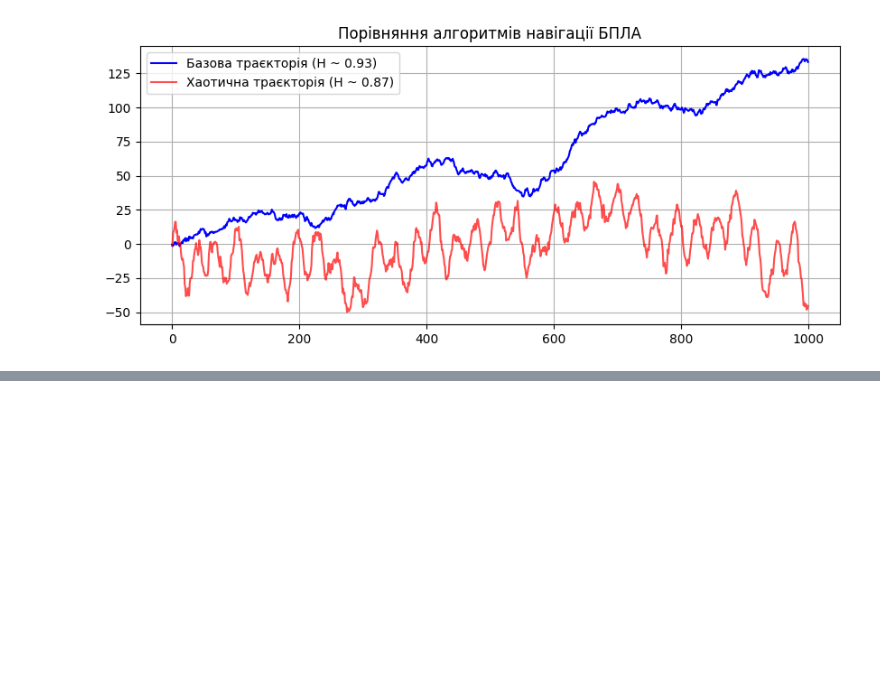
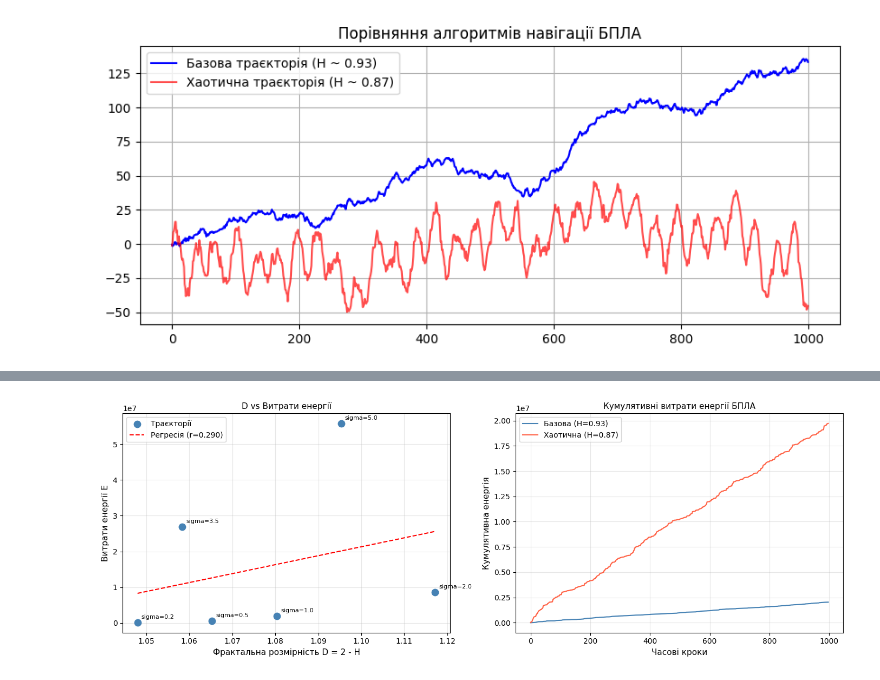
Before and after one commit to kyrylo-ly/FM, a Jupyter notebook: bpla.ipynb, the cells around one changed output, grey strips where cells are left out. Saved outputs shown, nothing was run; the diff lists cells and outputs as text; code cells hidden in the pictures; blank space fills up the shorter version.

```diff
--- a/bpla.ipynb
+++ b/bpla.ipynb
@@ -191,0 +321,88 @@ plt.show()
+# %%
+# ============================================================
+# Клітинка 4: Аналіз енергоефективності польоту (Завдання 3.18)
+# ============================================================
+import numpy as np
+import matplotlib.pyplot as plt
+from scipy import stats
+import nolds
+
+def compute_flight_energy(series, dt=0.1):
+    """
+    Обчислює кумулятивні витрати енергії БПЛА.
+    E = sum(||a[t]||^2) * dt
+    де a[t] = (x[t+1] - 2*x[t] + x[t-1]) / dt^2
+    """
+    x = np.array(series, dtype=float)
+    accel = (x[2:] - 2*x[1:-1] + x[:-2]) / (dt**2)
+    power = accel**2
+    total_energy = np.sum(power) * dt
+    return total_energy, np.cumsum(power) * dt
+
+
+# --- Генеруємо кілька траєкторій з різними рівнями шуму ---
+np.random.seed(2026)
+N = 1000
+time_arr = np.linspace(0, 100, N)
+noise_levels = [0.2, 0.5, 1.0, 2.0, 3.5, 5.0]
+trajectory_data = []
+
+for noise in noise_levels:
+    traj = 0.5 * time_arr + np.sin(time_arr/5) * 10 + np.cumsum(np.random.normal(0, noise, N))
+    h = nolds.hurst_rs(traj)
+    D = 2 - h
+    E_total, _ = compute_flight_energy(traj)
+    trajectory_data.append({'noise': noise, 'H': h, 'D': D, 'E': E_total})
+
+D_values = np.array([t['D'] for t in trajectory_data])
+E_values = np.array([t['E'] for t in trajectory_data])
+
+# --- Кореляція Пірсона ---
+corr, p_value = stats.pearsonr(D_values, E_values)
+
+print('--- Аналіз енергоефективності польоту БПЛА ---')
+print(f'{"Рівень шуму":>15} | {"H":>8} | {"D=2-H":>8} | {"Енергія E":>15}')
+print('-' * 55)
+for t in trajectory_data:
+    print(f'{t["noise"]:>15.1f} | {t["H"]:>8.4f} | {t["D"]:>8.4f} | {t["E"]:>15.2f}')
+
+print(f'\nКореляція Пірсона (D vs E): r = {corr:.4f}  (p = {p_value:.4f})')
+if abs(corr) > 0.7:
+    print('-> Сильна кореляція: вища фрактальна розмірність (складніша траєкторія) -> більше витрат енергії.')
+elif abs(corr) > 0.4:
+    print('-> Помірна кореляція між фрактальністю та витратами енергії.')
+else:
+    print('-> Слабка кореляція.')
+
+# --- Візуалізація ---
+fig, axes = plt.subplots(1, 2, figsize=(14, 5))
+
+slope_lr, intercept_lr, _, _, _ = stats.linregress(D_values, E_values)
+x_fit = np.linspace(D_values.min(), D_values.max(), 100)
+y_fit = slope_lr * x_fit + intercept_lr
+
+axes[0].scatter(D_values, E_values, color='steelblue', s=80, zorder=5, label='Траєкторії')
+axes[0].plot(x_fit, y_fit, 'r--', label=f'Регресія (r={corr:.3f})')
+for t in trajectory_data:
+    axes[0].annotate(f"sigma={t['noise']}", (t['D'], t['E']),
+                     textcoords='offset points', xytext=(5, 5), fontsize=8)
+axes[0].set_xlabel('Фрактальна розмірність D = 2 - H', fontsize=11)
+axes[0].set_ylabel('Витрати енергії E', fontsize=11)
+axes[0].set_title('D vs Витрати енергії', fontsize=11)
+axes[0].legend()
+axes[0].grid(True, alpha=0.3)
+
+_, cum_base    = compute_flight_energy(data.values)
+_, cum_chaotic = compute_flight_energy(data_chaotic.values)
+axes[1].plot(cum_base,    color='steelblue', label=f'Базова (H={h_exponent:.2f})')
+axes[1].plot(cum_chaotic, color='tomato',    label=f'Хаотична (H={h_chaotic:.2f})')
+axes[1].set_xlabel('Часові кроки', fontsize=11)
+axes[1].set_ylabel('Кумулятивна енергія', fontsize=11)
+axes[1].set_title('Кумулятивні витрати енергії БПЛА', fontsize=11)
+axes[1].legend()
+axes[1].grid(True, alpha=0.3)
+
+plt.tight_layout()
+plt.show()
+print('\nВисновок: Траєкторія з більшим D (більш зламана) потребує більше енергії для виконання.')
+# %% [output]
@@ -191,0 +421 @@ plt.show()
+[figure, added]
```
Also changed, not shown: parts of 2 cells of this notebook, 2 other files.
